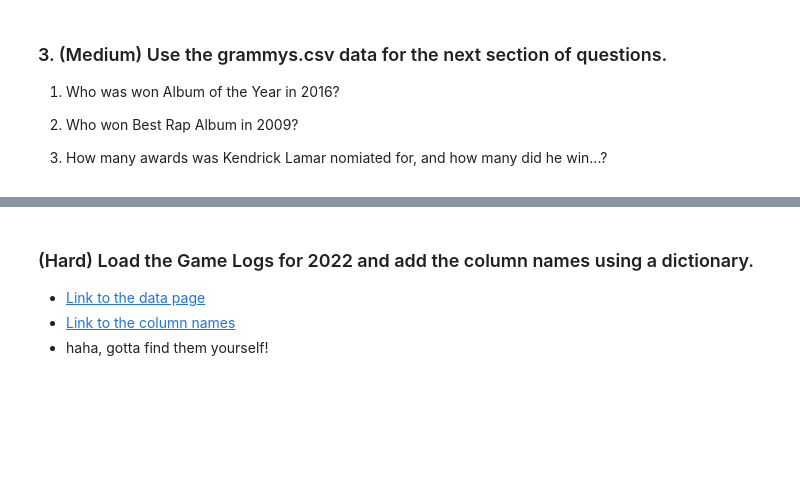
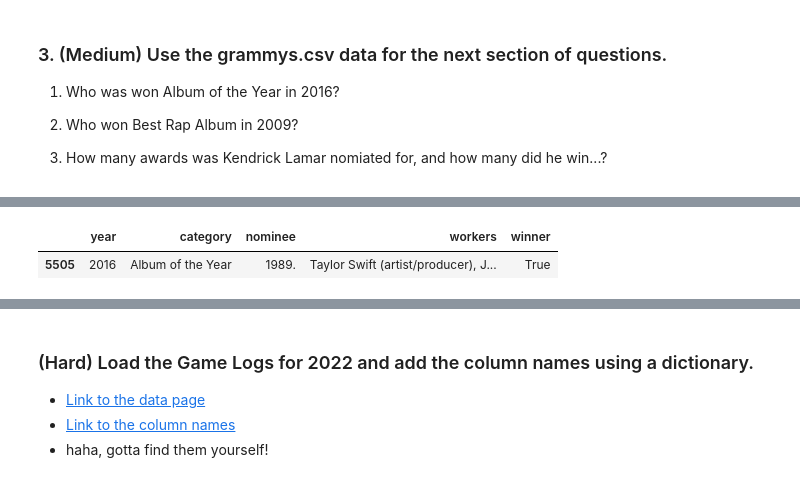
Before and after one commit to ye-htut-maung/my-fork-2024-DS-Tue, a Jupyter notebook: Week-01-Pandas/Exercise-YHM.ipynb, the cells around one changed output, grey strips where cells are left out. Cells and saved outputs as stored; diff of their text form; code cells hidden in the pictures; blank space fills up the shorter version.

```diff
--- a/Week-01-Pandas/Exercise-YHM.ipynb
+++ b/Week-01-Pandas/Exercise-YHM.ipynb
@@ -357,0 +391,9 @@ Every question below this cell is extra credit and optional.
+# %%
+c1_album = df_grammys["category"] == "Album of the Year"
+c2_2016 = df_grammys["year"] == 2016
+c3_winner = df_grammys["winner"] == True
+df_2016_album_winner = df_grammys[c1_album & c2_2016 & c3_winner]
+df_2016_album_winner
+# %% [output]
+|  | year | category | nominee | workers | winner |
+| 5505 | 2016 | Album of the Year | 1989. | Taylor Swift (artist/producer), J... | True |
```
Also changed, not shown: parts of 6 cells of this notebook.
